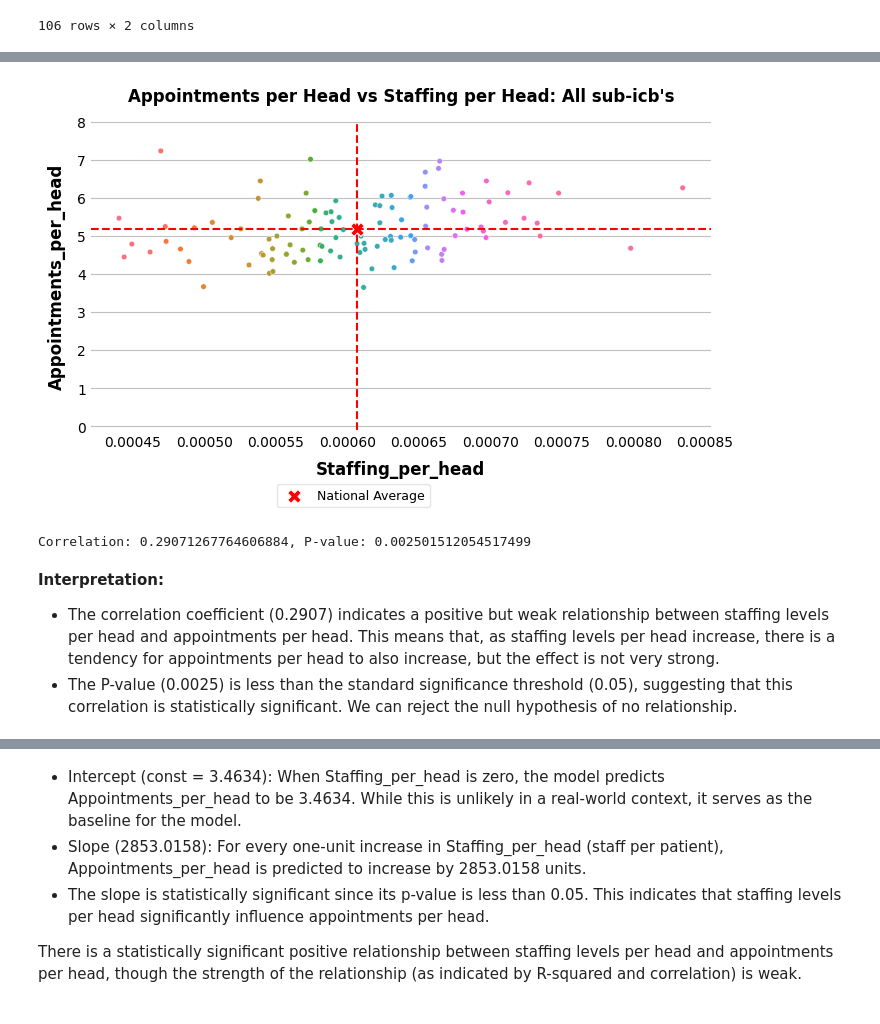
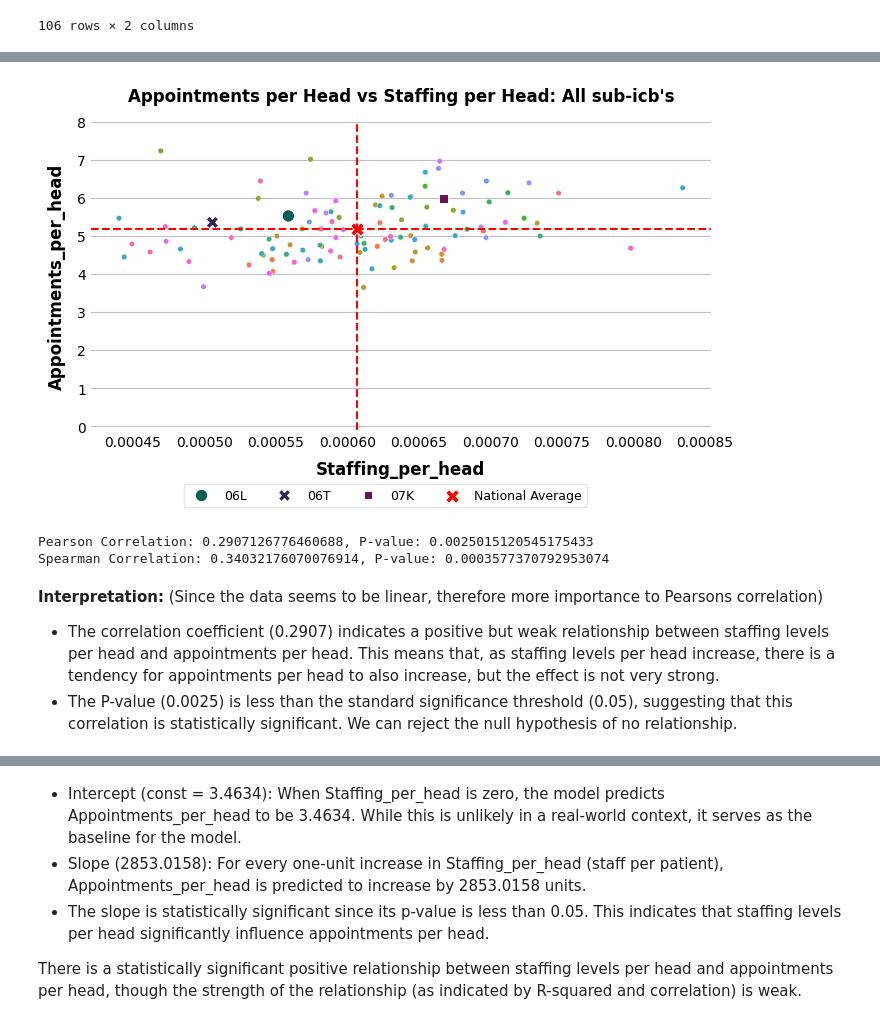
Before and after one commit to Norfolk-Suffolk-ICS/PrimaryCareDemandAndCapacity, a Jupyter notebook: notebooks/2e_Appointments_vs_staffing.ipynb, the cells around one changed output, grey strips where cells are left out. Cells and saved outputs as stored; diff of their text form; code cells hidden in the pictures.

```diff
--- a/notebooks/2e_Appointments_vs_staffing.ipynb
+++ b/notebooks/2e_Appointments_vs_staffing.ipynb
@@ -254,24 +238,33 @@ national_avg_appointments = appointments_vs_staffing_gp_df['Appointments_per_hea
 # %%
 # Scatter plot: Appointments per head vs Staffing per head
 plt.figure(figsize=(8, 4))
+# Plotting all SUB-ICB's
 sns.scatterplot(data=appointments_vs_staffing_gp_df, x='Staffing_per_head', y='Appointments_per_head', hue='SUB_ICB_CODE', legend=False)
+# Plotting SNEE SUB-ICB's
+sns.scatterplot(data=appointments_vs_staffing_gp_df[appointments_vs_staffing_gp_df['SUB_ICB_CODE'].isin(SNEE_SUB_ICB)], x='Staffing_per_head', y='Appointments_per_head', hue='SUB_ICB_CODE', style='SUB_ICB_CODE', s=80)
+# Plotting National averages
 sns.scatterplot(x=[national_avg_staffing], y=[national_avg_appointments], color='red', marker='X', s=100, label='National Average')
 plt.axhline(y=national_avg_appointments, color='red', linestyle='--')
 plt.axvline(x=national_avg_staffing, color='red', linestyle='--')
 plt.title("Appointments per Head vs Staffing per Head: All sub-icb's")
-plt.legend(loc =(0.3,-0.25), ncol=1)
+plt.legend(loc =(0.15,-0.25), ncol=4)
 plt.ylim(-0.1,8)
 plt.show()
 # %% [output]
-[figure, old version]
+[figure, new version]
 # %%
 # Correlation analysis
-correlation, p_value = pearsonr(appointments_vs_staffing_gp_df['Staffing_per_head'], appointments_vs_staffing_gp_df['Appointments_per_head'])
-print(f"Correlation: {correlation}, P-value: {p_value}")
+pearson_corr, pearson_p = pearsonr(appointments_vs_staffing_gp_df['Staffing_per_head'], appointments_vs_staffing_gp_df['Appointments_per_head'])
+print(f"Pearson Correlation: {pearson_corr}, P-value: {pearson_p}")
+
+# Spearman correlation
+spearman_corr, spearman_p = spearmanr(appointments_vs_staffing_gp_df['Staffing_per_head'], appointments_vs_staffing_gp_df['Appointments_per_head'])
+print(f"Spearman Correlation: {spearman_corr}, P-value: {spearman_p}")
 # %% [output]
-Correlation: 0.29071267764606884, P-value: 0.002501512054517499
+Pearson Correlation: 0.2907126776460688, P-value: 0.0025015120545175433
+Spearman Correlation: 0.34032176070076914, P-value: 0.0003577370792953074
 # %% [markdown]
-**Interpretation:**
+**Interpretation:**  (Since the data seems to be linear, therefore more importance to Pearsons correlation)
 - The correlation coefficient (0.2907) indicates a positive but weak relationship between staffing levels per head and appointments per head. This means that, as staffing levels per head increase, there is a tendency for appointments per head to also increase, but the effect is not very strong.
 - The P-value (0.0025) is less than the standard significance threshold (0.05), suggesting that this correlation is statistically significant. We can reject the null hypothesis of no relationship.
 # %%
```
Also changed, not shown: parts of 39 cells of this notebook.
